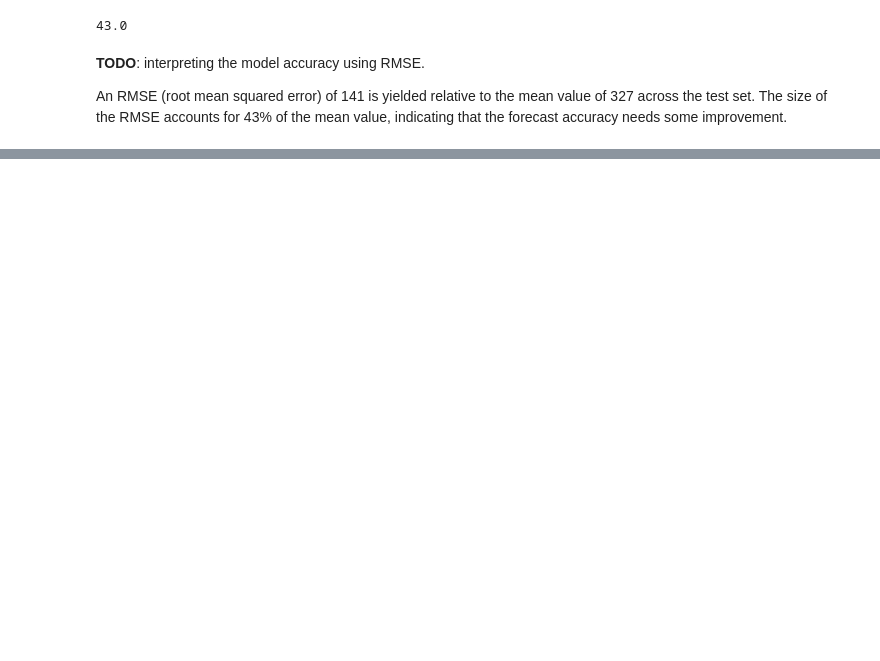
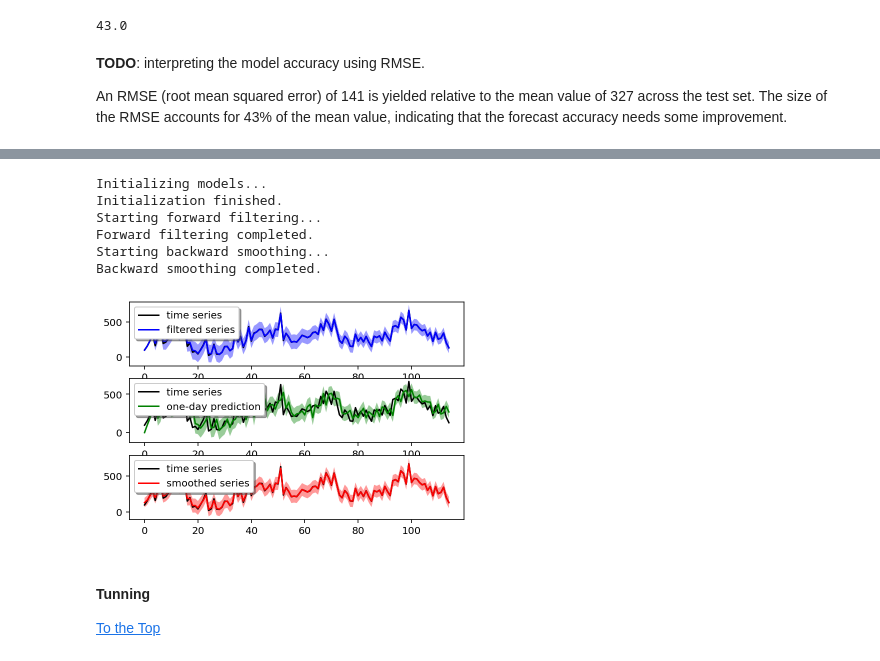
Before and after one commit to dimi-tree/time-series-forecasting, a Jupyter notebook: 02_bayesian_modelling.ipynb, the cells around one changed output, grey strips where cells are left out. Saved outputs shown, nothing was run; the diff lists cells and outputs as text; code cells hidden in the pictures; blank space fills up the shorter version.

```diff
--- a/02_bayesian_modelling.ipynb
+++ b/02_bayesian_modelling.ipynb
@@ -88,7 +90,2 @@ Here are some relevant technical terms describing the parameters in the models b
 # %%
 from pydlm import dlm, trend, seasonality
-# %%
-ts = data.values
-
-type(ts)
-ts[:5]
@@ -218,0 +232,14 @@ An RMSE (root mean squared error) of 141 is yielded relative to the mean value o
+# %%
+# Construct the base
+DLM_2 = dlm(ts)
+DLM_2 = DLM_2 + trend(1, name='linear_trend', w=1.0)
+DLM_2 = DLM_2 + seasonality(28, name='28wks', w=1.0)
+DLM_2 = DLM_2 + autoReg(degree=2, name='autoreg2', w=1.0)
+
+# Introduce dynamic component
+features = [[1.0, 2.0] for i in range(115)]
+ctrend = dynamic(features=features, name='random', discount=0.9)
+DLM_2 = DLM_2 + ctrend
+
+# Show the added components
+DLM_2.ls()
@@ -218,0 +256,19 @@ An RMSE (root mean squared error) of 141 is yielded relative to the mean value o
+# %%
+DLM_2.fit()
+# %% [output]
+Initializing models...
+Initialization finished.
+Starting forward filtering...
+Forward filtering completed.
+Starting backward smoothing...
+Backward smoothing completed.
+# %%
+# Plot the fitted results
+DLM_2.turnOff('data points')
+DLM_2.plot()
+# %% [output]
+[figure, added]
+# %% [markdown]
+#### Tunning
+<a id="dlm2-tunning"></a>
+[To the Top](#top)
```
Also changed, not shown: parts of 39 cells of this notebook.
